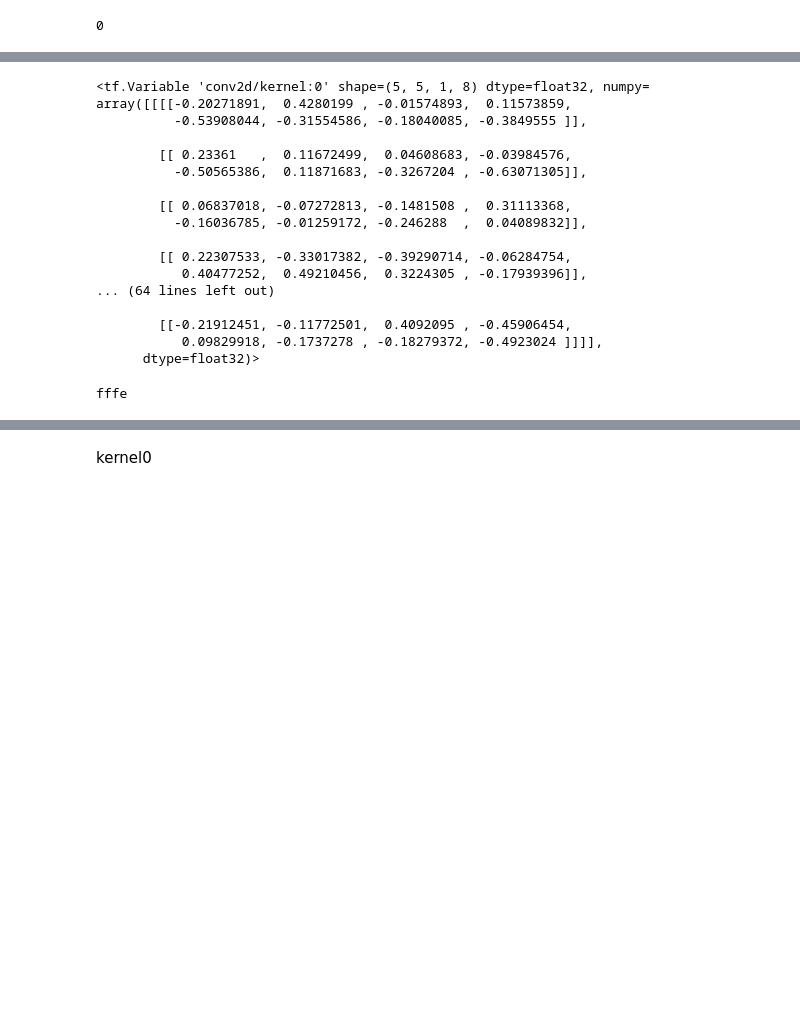
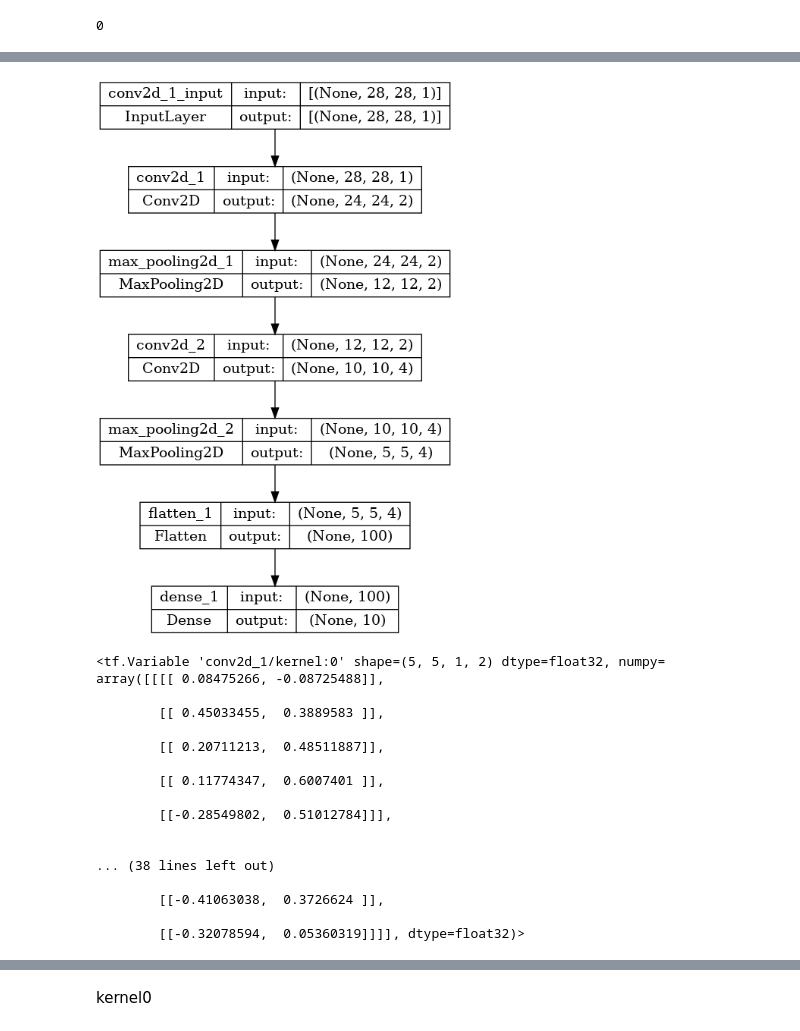
Before and after one commit to valmyr/ConvNetVerilog, a Jupyter notebook: Image.ipynb, the cells around one changed output, grey strips where cells are left out. Cells and saved outputs as stored; diff of their text form; code cells hidden in the pictures; blank space fills up the shorter version.

```diff
--- a/Image.ipynb
+++ b/Image.ipynb
@@ -82,2 +147,2 @@ def concat(n):
 # %%
-modelo_dig = tf.keras.models.load_model("./model_network/digits_recognition_cnn.h5")
+modelo_dig = keras.models.load_model("/home/valmir.silva/2CC/ConvolutionMatrixVerilog/model_network/okkk.h5")
@@ -83,0 +182,8 @@ modelo_dig = tf.keras.models.load_model("./model_network/digits_recognition_cnn.
+# %%
+plot_model(
+    modelo_dig,
+    show_shapes=True,
+    show_layer_names=True,
+)
+# %% [output]
+[figure, added]
@@ -84,22 +192,23 @@ modelo_dig = tf.keras.models.load_model("./model_network/digits_recognition_cnn.
 # %%
 kernels = modelo_dig.weights[0]
 kernel0 = kernels[:,:,:,0]
+
 kernels
 # %% [output]
-<tf.Variable 'conv2d/kernel:0' shape=(5, 5, 1, 8) dtype=float32, numpy=
-array([[[[-0.20271891,  0.4280199 , -0.01574893,  0.11573859,
-          -0.53908044, -0.31554586, -0.18040085, -0.3849555 ]],
+<tf.Variable 'conv2d_1/kernel:0' shape=(5, 5, 1, 2) dtype=float32, numpy=
+array([[[[ 0.08475266, -0.08725488]],
 
-        [[ 0.23361   ,  0.11672499,  0.04608683, -0.03984576,
-          -0.50565386,  0.11871683, -0.3267204 , -0.63071305]],
+        [[ 0.45033455,  0.3889583 ]],
 
-        [[ 0.06837018, -0.07272813, -0.1481508 ,  0.31113368,
-          -0.16036785, -0.01259172, -0.246288  ,  0.04089832]],
+        [[ 0.20711213,  0.48511887]],
 
-        [[ 0.22307533, -0.33017382, -0.39290714, -0.06284754,
-           0.40477252,  0.49210456,  0.3224305 , -0.17939396]],
-... (64 lines left out)
+        [[ 0.11774347,  0.6007401 ]],
 
-        [[-0.21912451, -0.11772501,  0.4092095 , -0.45906454,
-           0.09829918, -0.1737278 , -0.18279372, -0.4923024 ]]]],
-      dtype=float32)>
+        [[-0.28549802,  0.51012784]]],
+
+
+... (38 lines left out)
+
+        [[-0.41063038,  0.3726624 ]],
+
+        [[-0.32078594,  0.05360319]]]], dtype=float32)>
@@ -106,8 +219,3 @@ array([[[[-0.20271891,  0.4280199 , -0.01574893,  0.11573859,
 # %%
 def tohex(val, nbits):
     return hex((val + (1 << nbits)) % (1 << nbits))
-print(tohex(-2, 16).lstrip('0x').lower())
-# print(hex(-1518255953).replace('0x','').upper())
-# print(tohex(-1518255953, 32).lstrip('0x').upper())
-# %% [output]
-fffe
```
Also changed, not shown: parts of 46 cells of this notebook, 58 other files.
